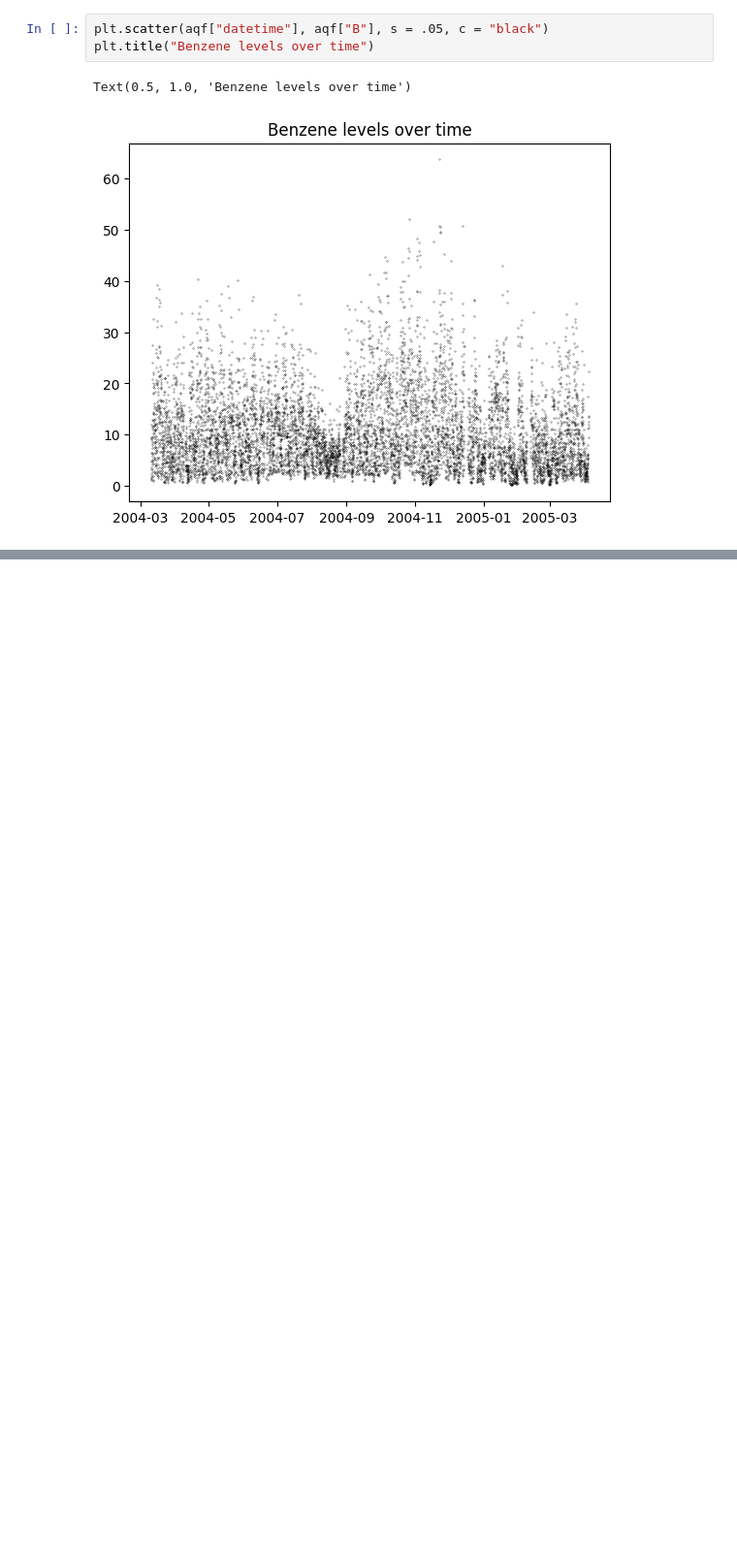
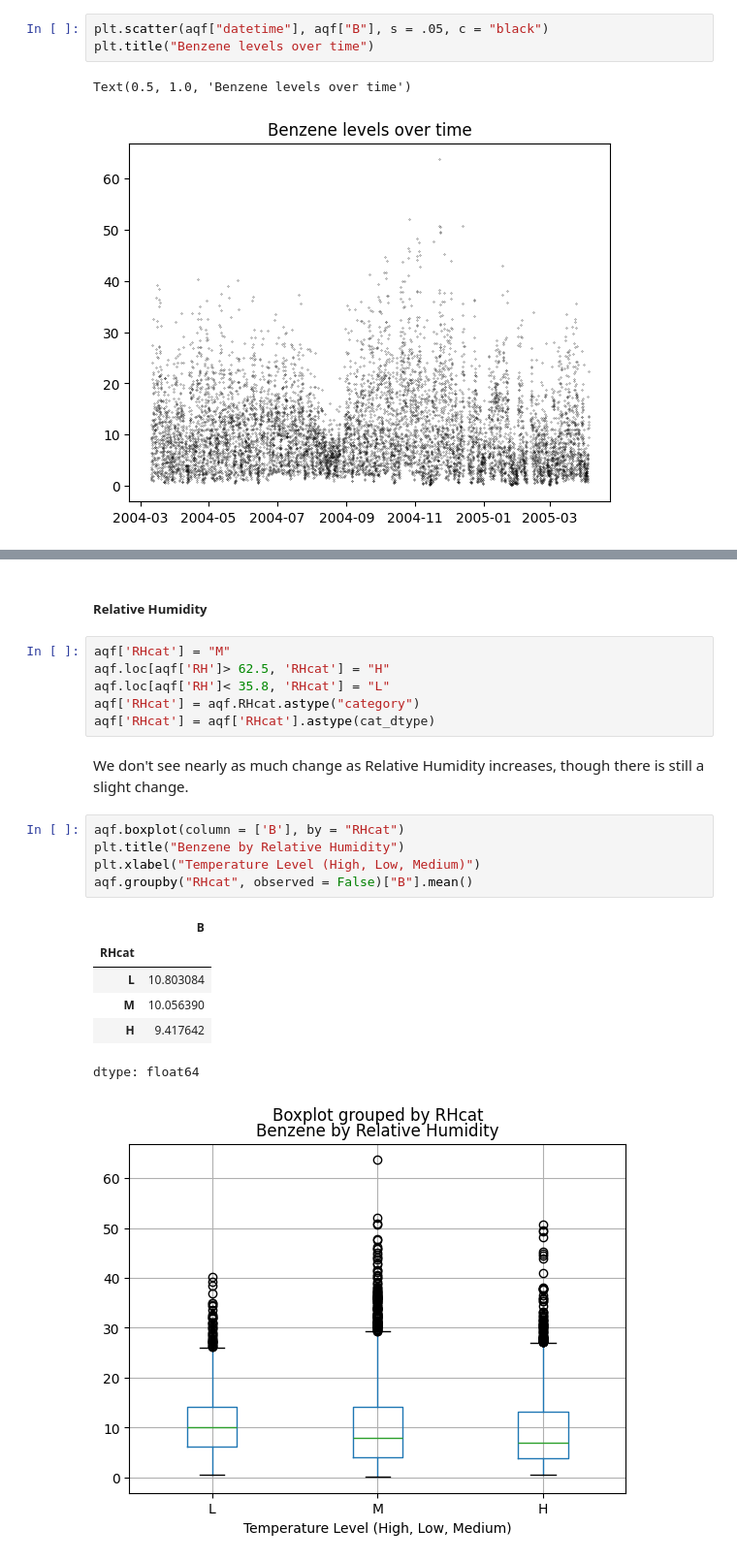
Before and after one commit to tort-cam/ST-554-P1, a Jupyter notebook: Task2/ST554Proj1EDA.ipynb, the cells around one changed output, grey strips where cells are left out. Shown at 97% size. Cells and saved outputs as stored; diff of their text form; blank space fills up the shorter version.

```diff
--- a/Task2/ST554Proj1EDA.ipynb
+++ b/Task2/ST554Proj1EDA.ipynb
@@ -197,0 +288,23 @@ fig.update_traces(marker=dict(size=1))
+# %% [markdown]
+##### Relative Humidity
+# %%
+aqf['RHcat'] = "M"
+aqf.loc[aqf['RH']> 62.5, 'RHcat'] = "H"
+aqf.loc[aqf['RH']< 35.8, 'RHcat'] = "L"
+aqf['RHcat'] = aqf.RHcat.astype("category")
+aqf['RHcat'] = aqf['RHcat'].astype(cat_dtype)
+# %% [markdown]
+We don't see nearly as much change as Relative Humidity increases, though there is still a slight change.
+# %%
+aqf.boxplot(column = ['B'], by = "RHcat")
+plt.title("Benzene by Relative Humidity")
+plt.xlabel("Temperature Level (High, Low, Medium)")
+aqf.groupby("RHcat", observed = False)["B"].mean()
+# %% [output]
+|  | B |
+| RHcat |  |
+| L | 10.803084 |
+| M | 10.056390 |
+| H | 9.417642 |
+dtype: float64
+[figure, added]
```
Also changed, not shown: parts of 27 cells of this notebook.
